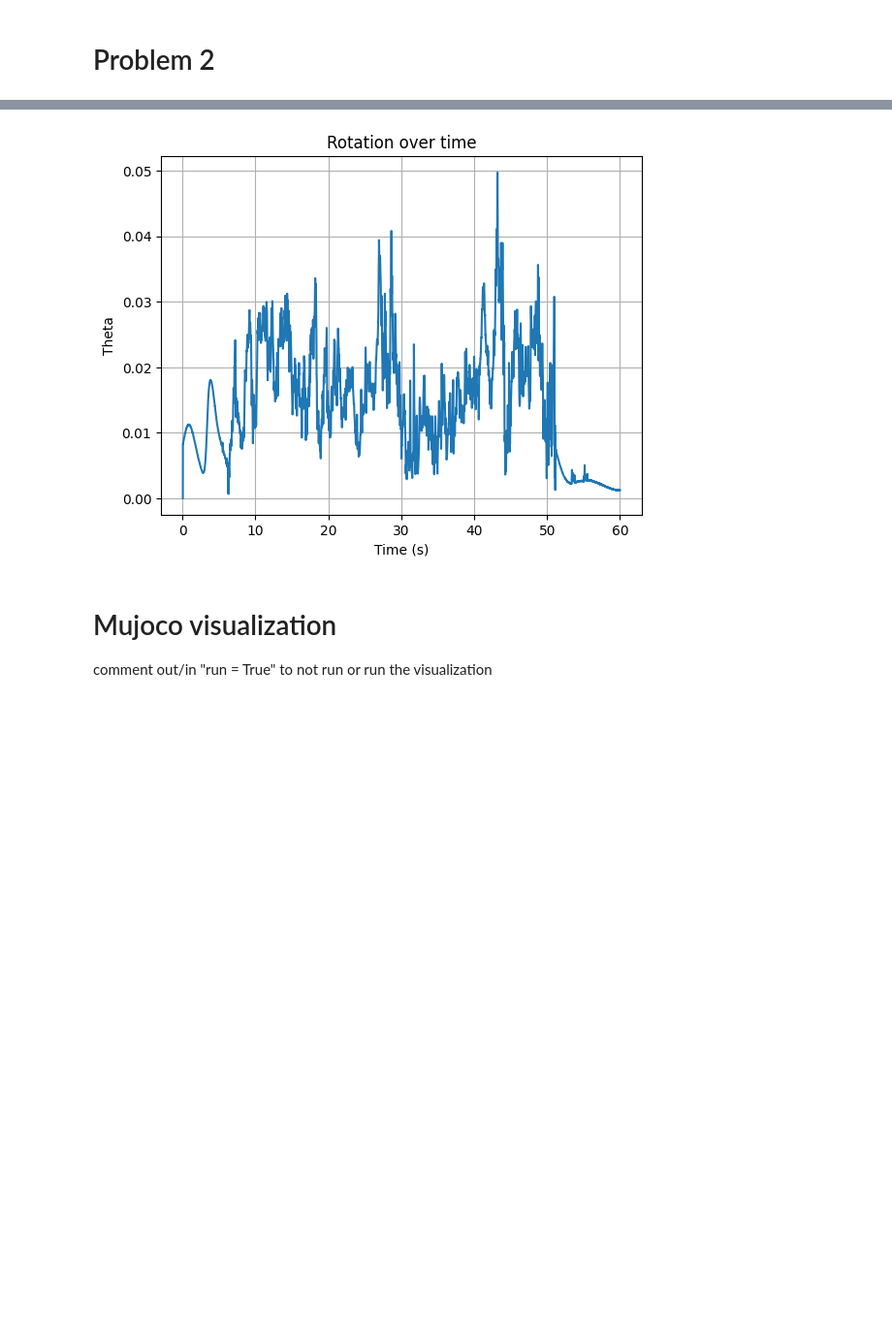
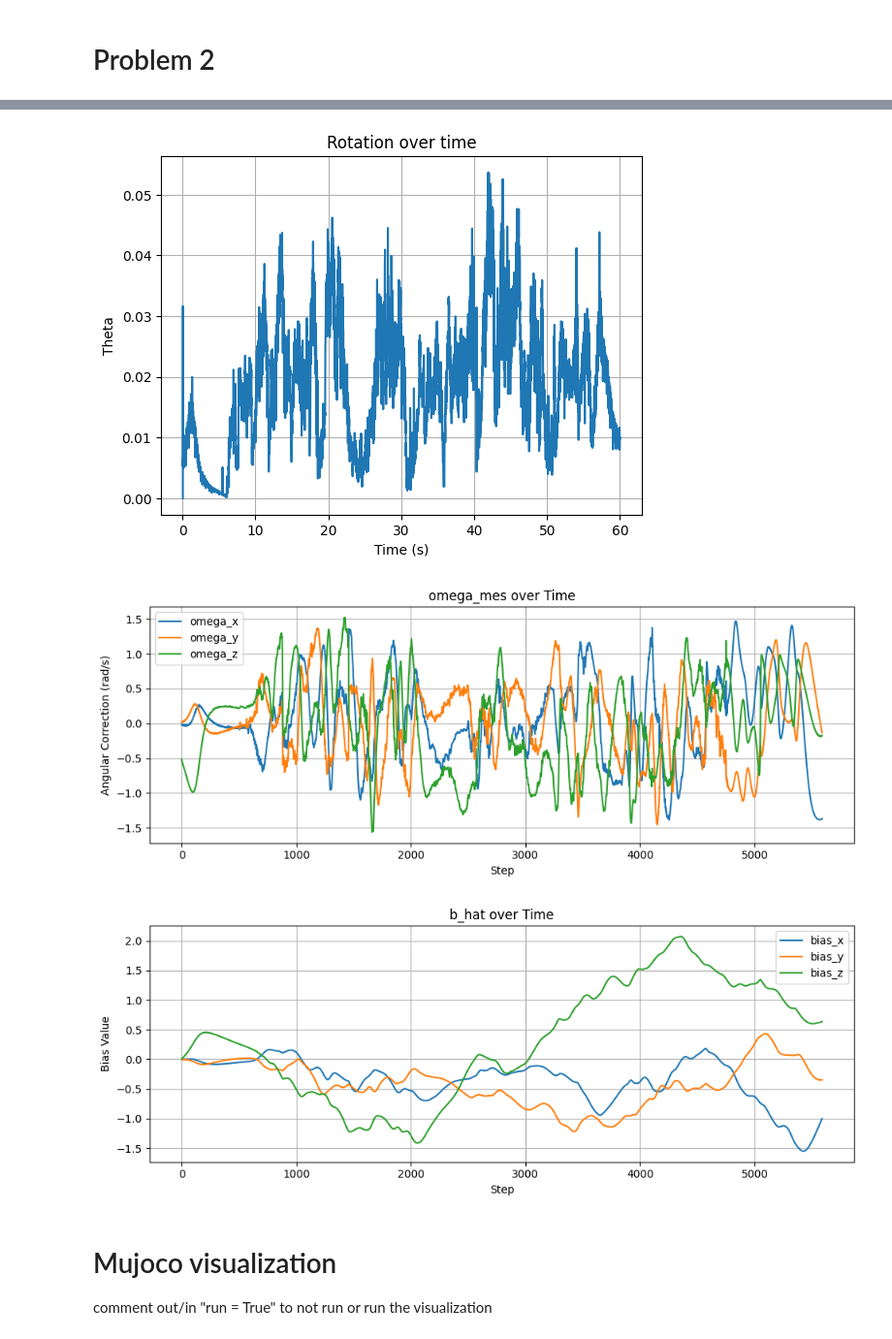
Before and after one commit to Milbert12/Robotics-Project1, a Jupyter notebook: Project 2/Localization.ipynb, the cells around one changed output, grey strips where cells are left out. Shown at 97% size. Cells and saved outputs as stored; diff of their text form; code cells hidden in the pictures; blank space fills up the shorter version.

```diff
--- a/Project 2/Localization.ipynb
+++ b/Project 2/Localization.ipynb
@@ -108,12 +108,13 @@ def get_values(value, step):
 
 
 #constant assigns
-k_p = 1 #proportional gain constant
+k_p = 1.0 #proportional gain constant
 k_i = 0.3 #integral gain constant
-k_a = 1 #acceleration constant
-k_m = 1 #magnetic north constant
+k_a = 1.0 #acceleration constant
+k_m = 1.0 #magnetic north constant
 
 g_ref = np.array([[0, 0, 1]])
+m_ref = np.array([[1, 0, 0]])
 
 dt = 0.01
 
@@ -122,6 +123,21 @@ q = np.array([UQ()])
 q_array = np.zeros((num_lines + 1, 4))
 b_hat = np.array([np.zeros(3)])
 q_array[0] = q
+
+time_array = np.zeros((num_lines))
+dt = np.zeros((num_lines))
+omega_mes_array = np.zeros((num_lines, 3))
+b_hat_array = np.zeros((num_lines, 3))
+
+for i, row in enumerate(time_array):
+    time_array[i] = get_values("t", i)[0]
+    if i==0:
+        dt[i] = time_array[i]
+    else:
+        dt[i] = time_array[i] - time_array[i-1]
+
+
+
 
 for i, row in enumerate(data):
     q = UQ(q)
@@ -134,42 +150,50 @@ for i, row in enumerate(data):
     # pull angular velocity values
     vvalues = get_values("v", i)
 
-
     # mag correction to only adjust YAW
     mag_inertial = (q.R @ mvalues.reshape(3,-1)).reshape(-1,3)          # magnetometer values moved to current world frame
     mag_z = (np.dot(mag_inertial, g_ref[0]) * g_ref[0]).reshape(-1,3)   # project onto gravitational direction
     mag_xy = mag_inertial - mag_z                                       # isolate xy plane
     mag_xy /= np.linalg.norm(mag_xy)                                    # normalize
 
-    # current orientation expected m
-    v_m = (np.array(q.R).T @ mag_xy.reshape(3,-1)).reshape(-1,3)
-    # current orientation expected a
+
+    m_values = (np.array(q.R).T @ mag_xy.reshape(3,-1)).reshape(-1,3)
+
 
     v_a = (np.array(q.R) @ g_ref.reshape(3,-1)).reshape(-1,3)
+    v_m = (np.array(q.R) @ m_ref.reshape(3,-1)).reshape(-1,3)
 
     u = vvalues - b_hat
 
     u_mag = np.linalg.norm(u)
     u_x = skew(u)
-    expM_u = np.eye(3) + (np.sin(-u_mag * dt) * (u_x / u_mag)) + ((1 - np.cos(-u_mag * dt)) * ((u_x @ u_x) / (u_mag**2)))
+
+    if u_mag < 1e-6:
+        expM_u = np.eye(3)
+    else:
+        expM_u = np.eye(3) + (np.sin(-u_mag * dt[i]) * (u_x / u_mag)) + ((1 - np.cos(-u_mag * dt[i])) * ((u_x @ u_x) / (u_mag**2)))
 
     v_m_hat = (expM_u @ v_m.reshape(3,-1)).reshape(-1,3)
     v_a_hat = (expM_u @ v_a.reshape(3,-1)).reshape(-1,3)
 
 
-    omega_mes = k_a * np.cross(avalues, v_a_hat) + k_m * np.cross(mvalues, v_m_hat)
+    omega_mes = k_a * np.cross(avalues, v_a_hat) + k_m * np.cross(m_values, v_m_hat)
 
     b_hat_dot = k_i * omega_mes
-    b_hat -= b_hat_dot * dt
+    b_hat -= b_hat_dot * dt[i]
 
     u = vvalues - b_hat + (k_p * omega_mes)
 
-    q = fw_step(np.array(q).reshape(-1,4), u, dt)
+    omega_mes_array[i] = omega_mes
+    b_hat_array[i] = b_hat
+
+    q = fw_step(np.array(q).reshape(-1,4), u, dt[i])
+    q /= np.linalg.norm(q)
 
     q_array[i+1] = q
 
 
-time_array = np.zeros((num_lines))
+
 angel_vec_array = np.zeros((num_lines))
 
 print(qqmul(q_array[1], qconj(q_array[0])))
@@ -180,9 +204,8 @@ for i, row in enumerate(time_array):
         angel_vec_array[i] = 0
     else:
         angel_vec_array[i] = tr2angvec(q2r(qqmul(q_array[i], qconj(q_array[i-1]))))[0]      # Calculates relative rotation between 2 quaternions and converst to angle vector form to extract the rotation
+    #angel_vec_array[i] = qangle(q_array[i], q_array[i+1])                   # extract the realtive rotations between the two quaternions: rotation from 1->2 etc.
 
-    #angel_vec_array[i] = qangle(q_array[i], q_array[i+1])                   # extract the realtive rotations between the two quaternions: rotation from 1->2 etc.
-    time_array[i] = get_values("t", i)[0]                                   # time axis
 
 
 total_theta = sum(angel_vec_array)
@@ -195,4 +218,29 @@ theta_p2.set(xlabel='Time (s)', ylabel='Theta',
 theta_p2.grid()
 
 fig.savefig("theta_problem2.png")
+
+
+plt.figure(figsize=(10, 4))
+plt.plot(omega_mes_array[:, 0], label='omega_x')
+plt.plot(omega_mes_array[:, 1], label='omega_y')
+plt.plot(omega_mes_array[:, 2], label='omega_z')
+plt.title("omega_mes over Time")
+plt.xlabel("Step")
+plt.ylabel("Angular Correction (rad/s)")
+plt.legend()
+plt.grid(True)
+plt.tight_layout()
+plt.show()
+
+plt.figure(figsize=(10, 4))
+plt.plot(b_hat_array[:, 0], label='bias_x')
+plt.plot(b_hat_array[:, 1], label='bias_y')
+plt.plot(b_hat_array[:, 2], label='bias_z')
+plt.title("b_hat over Time")
+plt.xlabel("Step")
+plt.ylabel("Bias Value")
+plt.legend()
+plt.grid(True)
+plt.tight_layout()
+plt.show()
 # %% [output]
@@ -201,4 +249,6 @@ Total rotation:  81.16467347193986
-[figure, old version]
+[figure, new version]
+[figure, added]
+[figure, added]
 # %% [markdown]
 # Mujoco visualization
 
```
Also changed, not shown: parts of 2 cells of this notebook, 1 other file.
